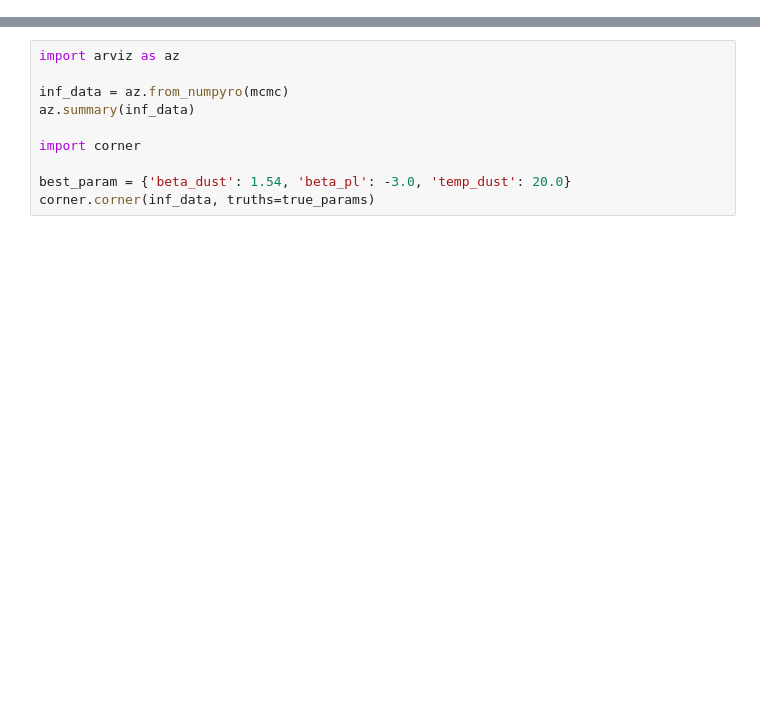
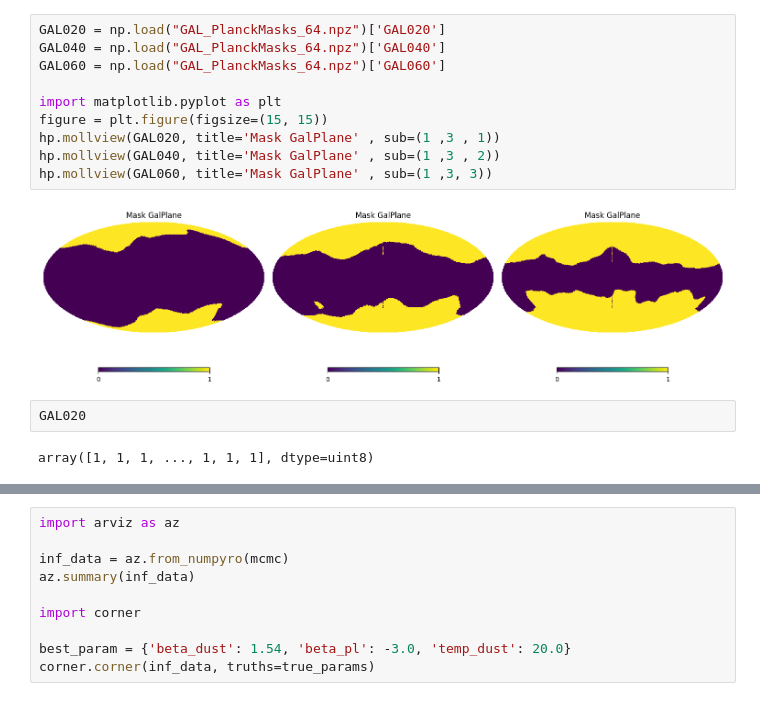
Before and after one commit to CMBSciPol/furax, a Jupyter notebook: examples/comp_sep/03_Clustering.ipynb, the cells around one changed output, grey strips where cells are left out. Cells and saved outputs as stored; diff of their text form; blank space fills up the shorter version.

```diff
--- a/examples/comp_sep/03_Clustering.ipynb
+++ b/examples/comp_sep/03_Clustering.ipynb
@@ -1040,0 +50,16 @@ mcmc.print_summary()
+# %%
+GAL020 = np.load("GAL_PlanckMasks_64.npz")['GAL020']
+GAL040 = np.load("GAL_PlanckMasks_64.npz")['GAL040']
+GAL060 = np.load("GAL_PlanckMasks_64.npz")['GAL060']
+
+import matplotlib.pyplot as plt
+figure = plt.figure(figsize=(15, 15))
+hp.mollview(GAL020, title='Mask GalPlane' , sub=(1 ,3 , 1))
+hp.mollview(GAL040, title='Mask GalPlane' , sub=(1 ,3 , 2))
+hp.mollview(GAL060, title='Mask GalPlane' , sub=(1 ,3, 3))
+# %% [output]
+[figure, added]
+# %%
+GAL020
+# %% [output]
+array([1, 1, 1, ..., 1, 1, 1], dtype=uint8)
```
Also changed, not shown: parts of 78 cells of this notebook, 9 other files.
